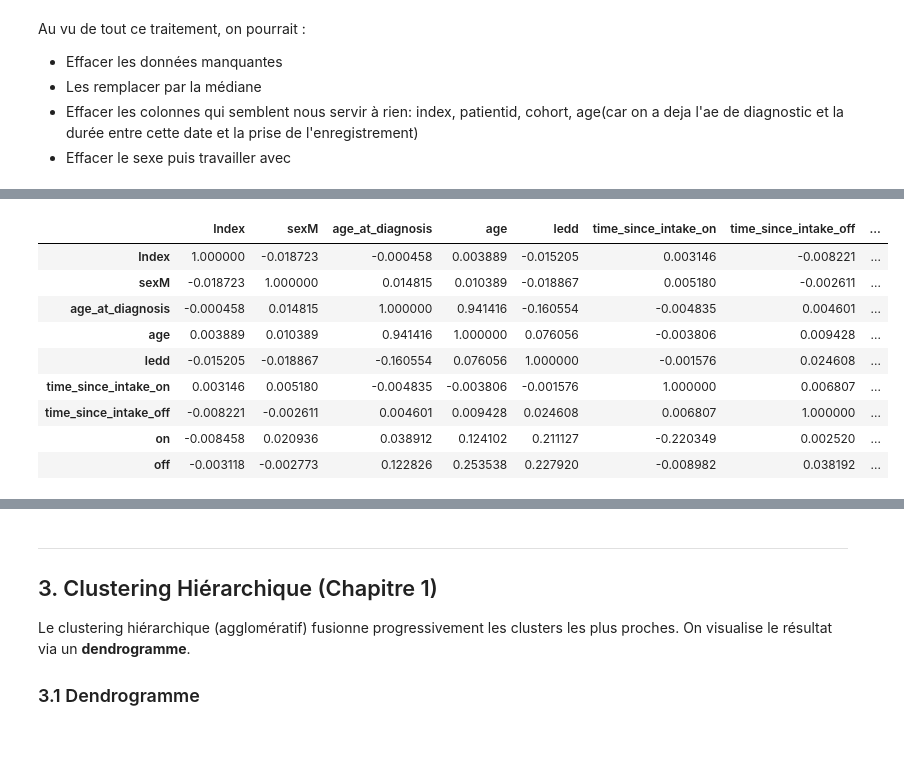
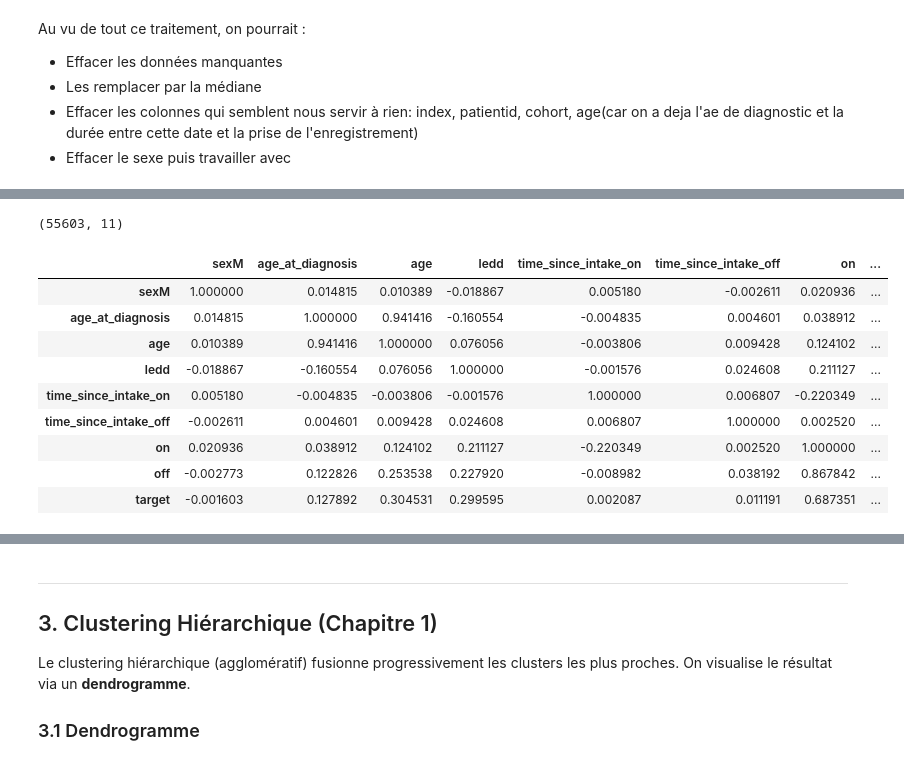
Before and after one commit to 237Fresnel/challengeIFIE2, a Jupyter notebook: Exercice1_Tutoriel_Iris.ipynb, the cells around one changed output, grey strips where cells are left out. Drawn from its saved outputs; the diff is of its cells as text; code cells hidden in the pictures.

```diff
--- a/Exercice1_Tutoriel_Iris.ipynb
+++ b/Exercice1_Tutoriel_Iris.ipynb
@@ -193,14 +232,18 @@ Au vu de tout ce traitement, on pourrait :
 # %%
-X_train_new = X_train.drop(columns=["patient_id","cohort","gene"])
-X_train_new.corr()
+dfNum = df.drop(columns=["cohort","gene"])
+df.shape
 # %% [output]
-|  | Index | sexM | age_at_diagnosis | age | ledd | time_since_intake_on | time_since_intake_off | ... |
-| Index | 1.000000 | -0.018723 | -0.000458 | 0.003889 | -0.015205 | 0.003146 | -0.008221 | ... |
-| sexM | -0.018723 | 1.000000 | 0.014815 | 0.010389 | -0.018867 | 0.005180 | -0.002611 | ... |
-| age_at_diagnosis | -0.000458 | 0.014815 | 1.000000 | 0.941416 | -0.160554 | -0.004835 | 0.004601 | ... |
-| age | 0.003889 | 0.010389 | 0.941416 | 1.000000 | 0.076056 | -0.003806 | 0.009428 | ... |
-| ledd | -0.015205 | -0.018867 | -0.160554 | 0.076056 | 1.000000 | -0.001576 | 0.024608 | ... |
-| time_since_intake_on | 0.003146 | 0.005180 | -0.004835 | -0.003806 | -0.001576 | 1.000000 | 0.006807 | ... |
-| time_since_intake_off | -0.008221 | -0.002611 | 0.004601 | 0.009428 | 0.024608 | 0.006807 | 1.000000 | ... |
-| on | -0.008458 | 0.020936 | 0.038912 | 0.124102 | 0.211127 | -0.220349 | 0.002520 | ... |
-| off | -0.003118 | -0.002773 | 0.122826 | 0.253538 | 0.227920 | -0.008982 | 0.038192 | ... |
+(55603, 11)
+# %%
+dfNum.corr()
+# %% [output]
+|  | sexM | age_at_diagnosis | age | ledd | time_since_intake_on | time_since_intake_off | on | ... |
+| sexM | 1.000000 | 0.014815 | 0.010389 | -0.018867 | 0.005180 | -0.002611 | 0.020936 | ... |
+| age_at_diagnosis | 0.014815 | 1.000000 | 0.941416 | -0.160554 | -0.004835 | 0.004601 | 0.038912 | ... |
+| age | 0.010389 | 0.941416 | 1.000000 | 0.076056 | -0.003806 | 0.009428 | 0.124102 | ... |
+| ledd | -0.018867 | -0.160554 | 0.076056 | 1.000000 | -0.001576 | 0.024608 | 0.211127 | ... |
+| time_since_intake_on | 0.005180 | -0.004835 | -0.003806 | -0.001576 | 1.000000 | 0.006807 | -0.220349 | ... |
+| time_since_intake_off | -0.002611 | 0.004601 | 0.009428 | 0.024608 | 0.006807 | 1.000000 | 0.002520 | ... |
+| on | 0.020936 | 0.038912 | 0.124102 | 0.211127 | -0.220349 | 0.002520 | 1.000000 | ... |
+| off | -0.002773 | 0.122826 | 0.253538 | 0.227920 | -0.008982 | 0.038192 | 0.867842 | ... |
+| target | -0.001603 | 0.127892 | 0.304531 | 0.299595 | 0.002087 | 0.011191 | 0.687351 | ... |
```
Also changed, not shown: parts of 18 cells of this notebook.
